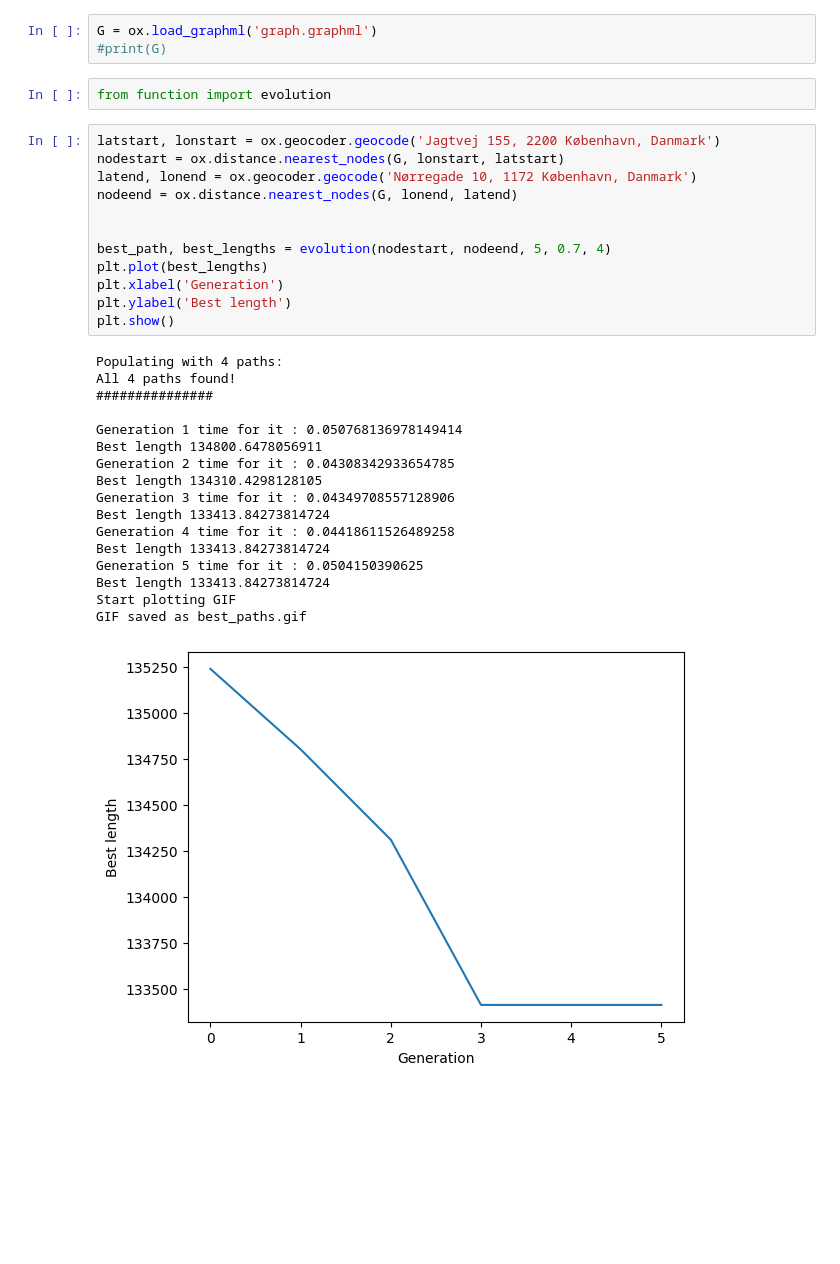
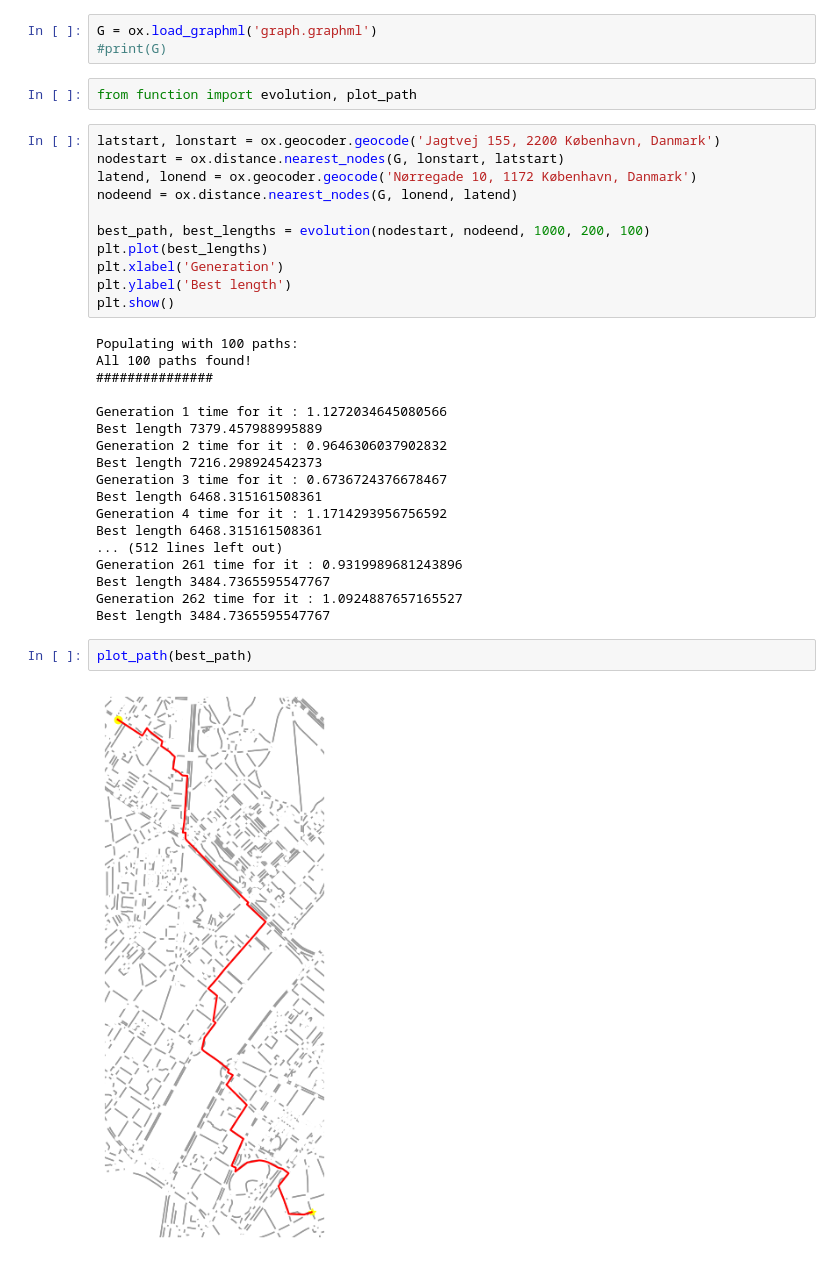
Before and after one commit to Fragaini01/Genetic-Algorithms-for-Shortest-Path-Routing-in-Urban-Areas, a Jupyter notebook: project_ev_parallel.ipynb, the cells around one changed output. Saved outputs shown, nothing was run; the diff lists cells and outputs as text; blank space fills up the shorter version.

Commit message:
Time to clean up

```diff
--- a/project_ev_parallel.ipynb
+++ b/project_ev_parallel.ipynb
@@ -39,34 +21,37 @@ print(nodes)
 G = ox.load_graphml('graph.graphml')
 #print(G)
 # %%
-from function import evolution
+from function import evolution, plot_path
 # %%
 latstart, lonstart = ox.geocoder.geocode('Jagtvej 155, 2200 København, Danmark')
 nodestart = ox.distance.nearest_nodes(G, lonstart, latstart)
 latend, lonend = ox.geocoder.geocode('Nørregade 10, 1172 København, Danmark')
 nodeend = ox.distance.nearest_nodes(G, lonend, latend)
 
-
-best_path, best_lengths = evolution(nodestart, nodeend, 5, 0.7, 4)
+best_path, best_lengths = evolution(nodestart, nodeend, 1000, 200, 100)
 plt.plot(best_lengths)
 plt.xlabel('Generation')
 plt.ylabel('Best length')
 plt.show()
 # %% [output]
-Populating with 4 paths:
-All 4 paths found!
+Populating with 100 paths:
+All 100 paths found!
 ###############
 
-Generation 1 time for it : 0.050768136978149414
-Best length 134800.6478056911
-Generation 2 time for it : 0.04308342933654785
-Best length 134310.4298128105
-Generation 3 time for it : 0.04349708557128906
-Best length 133413.84273814724
-Generation 4 time for it : 0.04418611526489258
-Best length 133413.84273814724
-Generation 5 time for it : 0.0504150390625
-Best length 133413.84273814724
-Start plotting GIF
-GIF saved as best_paths.gif
+Generation 1 time for it : 1.1272034645080566
+Best length 7379.457988995889
+Generation 2 time for it : 0.9646306037902832
+Best length 7216.298924542373
+Generation 3 time for it : 0.6736724376678467
+Best length 6468.315161508361
+Generation 4 time for it : 1.1714293956756592
+Best length 6468.315161508361
+... (512 lines left out)
+Generation 261 time for it : 0.9319989681243896
+Best length 3484.7365595547767
+Generation 262 time for it : 1.0924887657165527
+Best length 3484.7365595547767
-[figure, removed]
+# %%
+plot_path(best_path)
+# %% [output]
+[figure, added]
```
Also changed, not shown: parts of 1 cell of this notebook, 1 other file.
